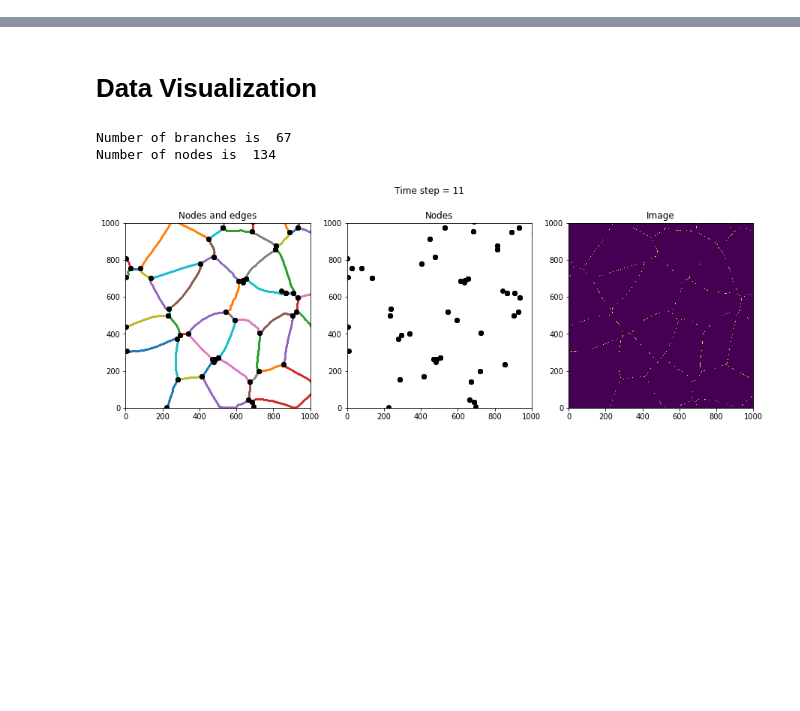
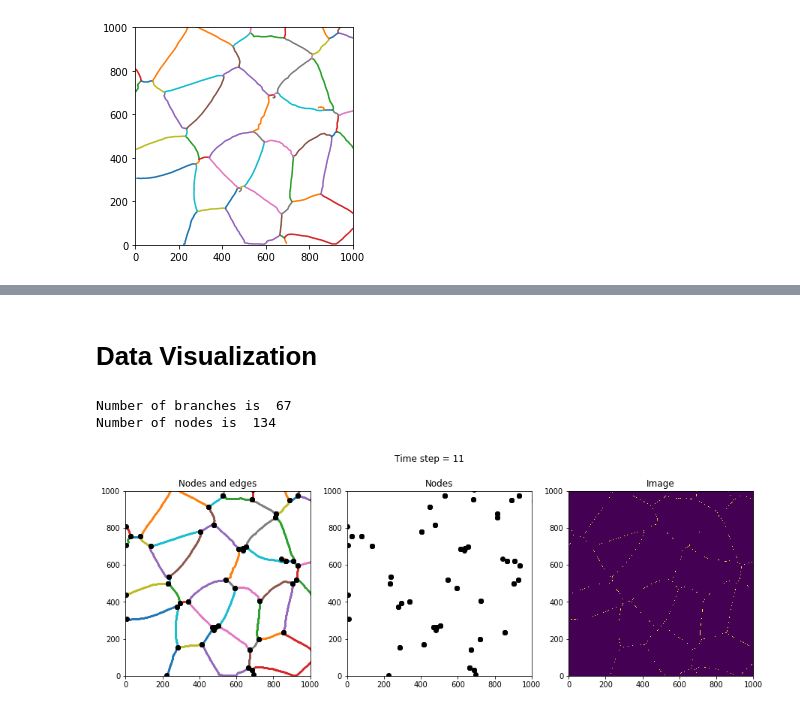
Before and after one commit to AllenCellModeling/DLITE, a Jupyter notebook: notebooks/After_giving_up_curve_fit.ipynb, the cells around one changed output, grey strips where cells are left out. Saved outputs shown, nothing was run; the diff lists cells and outputs as text; code cells hidden in the pictures; blank space fills up the shorter version.

```diff
--- a/notebooks/After_giving_up_curve_fit.ipynb
+++ b/notebooks/After_giving_up_curve_fit.ipynb
@@ -8,3 +8,14 @@ import numpy as np
 
 pkl_file = open('zo1_graph_timelapse_sample_v2.pkl','rb')
 data1 = pickle.load(pkl_file)
+# %%
+import sys
+sys.path.insert(0, '../cell_soap/')
+from cell_describe import node, edge, cell, colony, data
+V = data(data1, 11)
+# %%
+import matplotlib.pyplot as plt
+fig, ax = plt.subplots(1,1)
+V.plot(ax, "edge", None)
+# %% [output]
+[figure, added]
```
Also changed, not shown: parts of 23 cells of this notebook, 2 other files.
